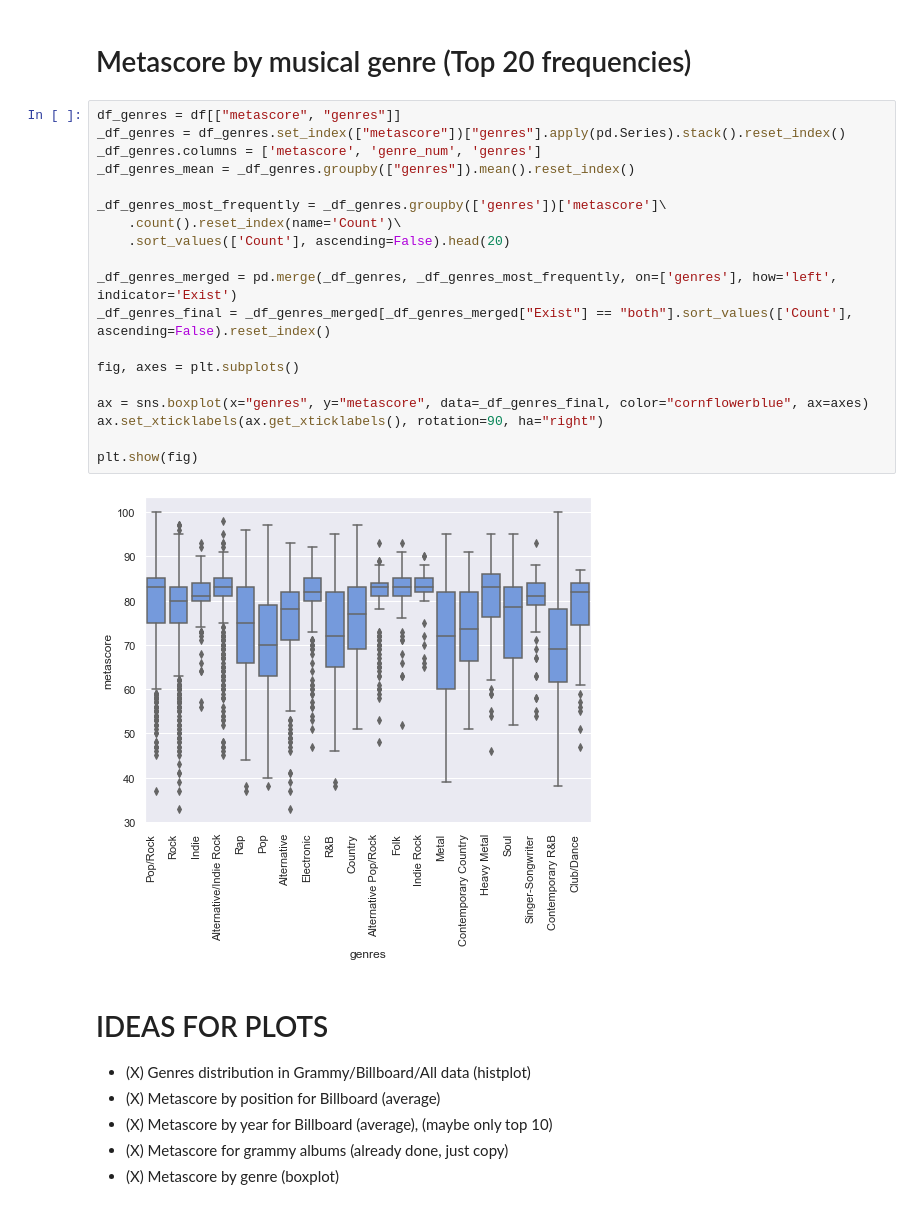
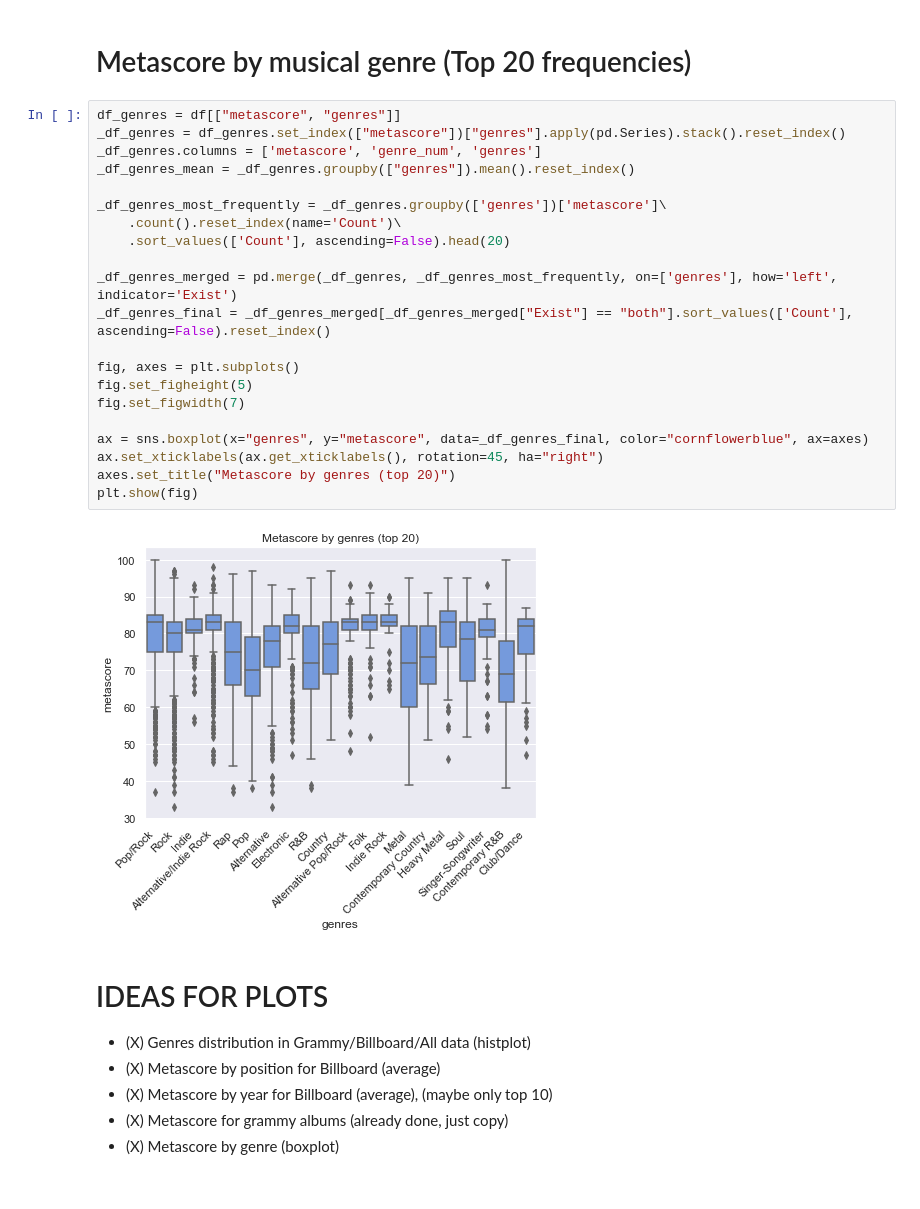
Before and after one commit to wainejr/CSB53, a Jupyter notebook: notebooks/graph_plots_joined_data.ipynb, the cells around one changed output. Saved outputs shown, nothing was run; the diff lists cells and outputs as text.

```diff
--- a/notebooks/graph_plots_joined_data.ipynb
+++ b/notebooks/graph_plots_joined_data.ipynb
@@ -445,24 +454,26 @@ For Metacritic Top 10, even though there are more albums in total, there are les
 # %%
 df_genres = df[["metascore", "genres"]]
 _df_genres = df_genres.set_index(["metascore"])["genres"].apply(pd.Series).stack().reset_index()
 _df_genres.columns = ['metascore', 'genre_num', 'genres']
 _df_genres_mean = _df_genres.groupby(["genres"]).mean().reset_index()
 
 _df_genres_most_frequently = _df_genres.groupby(['genres'])['metascore']\
     .count().reset_index(name='Count')\
     .sort_values(['Count'], ascending=False).head(20)
 
 _df_genres_merged = pd.merge(_df_genres, _df_genres_most_frequently, on=['genres'], how='left', indicator='Exist')
 _df_genres_final = _df_genres_merged[_df_genres_merged["Exist"] == "both"].sort_values(['Count'], ascending=False).reset_index()
 
 fig, axes = plt.subplots()
+fig.set_figheight(5)
+fig.set_figwidth(7)
 
 ax = sns.boxplot(x="genres", y="metascore", data=_df_genres_final, color="cornflowerblue", ax=axes)
-ax.set_xticklabels(ax.get_xticklabels(), rotation=90, ha="right")
-
+ax.set_xticklabels(ax.get_xticklabels(), rotation=45, ha="right")
+axes.set_title("Metascore by genres (top 20)")
 plt.show(fig)
 # %% [output]
-[figure, old version]
+[figure, new version]
 # %% [markdown]
 # IDEAS FOR PLOTS
 
```
Also changed, not shown: parts of 11 cells of this notebook.
